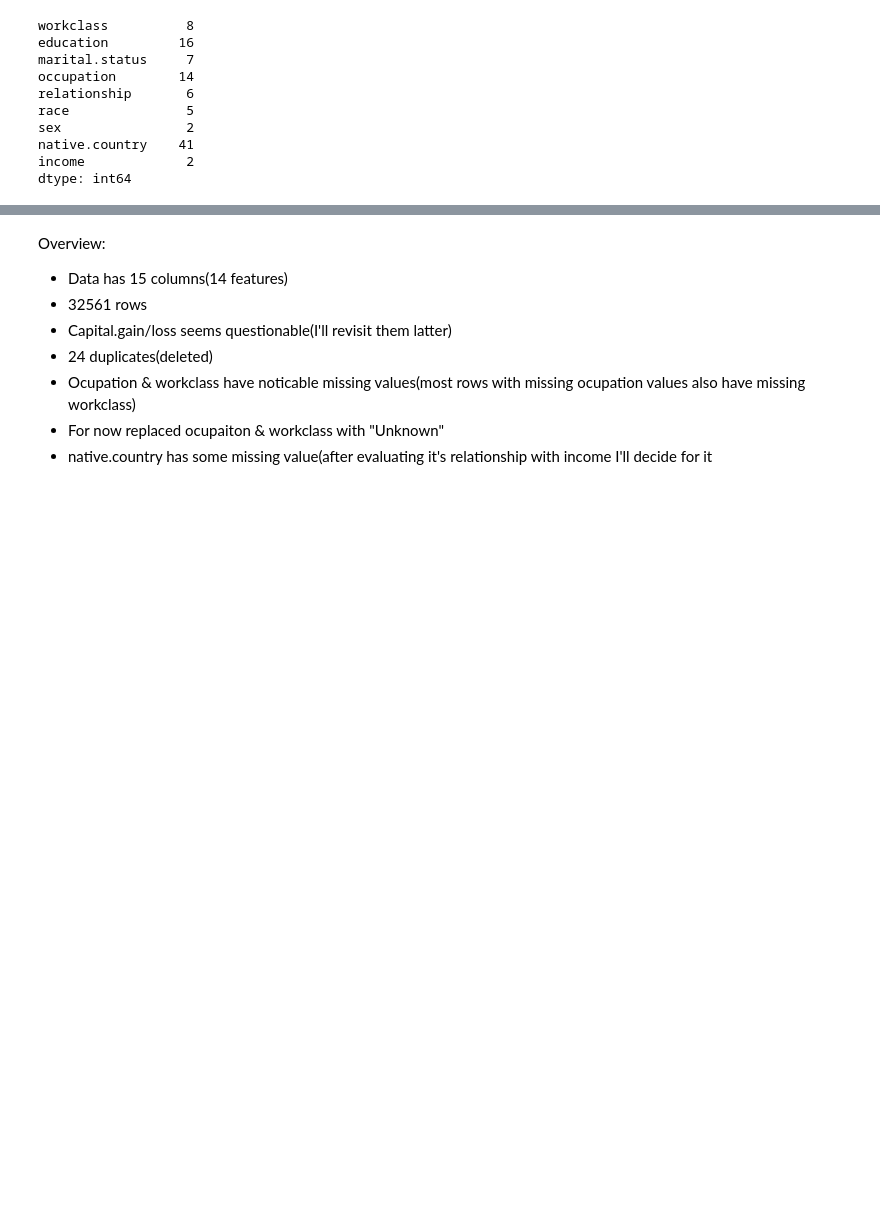
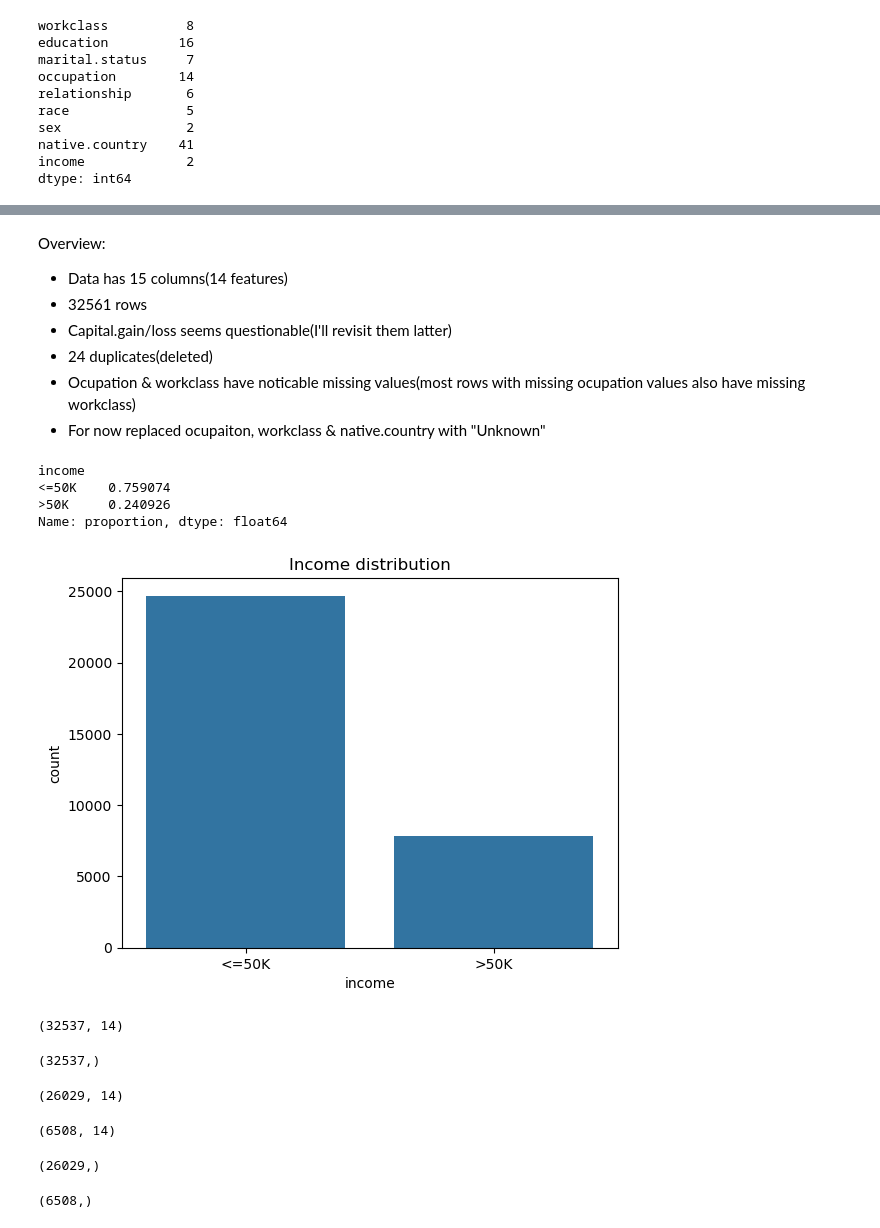
Before and after one commit to shukriaarifi/income_prediction, a Jupyter notebook: notebooks/income_prediction.ipynb, the cells around one changed output, grey strips where cells are left out. Drawn from its saved outputs; the diff is of its cells as text; code cells hidden in the pictures; blank space fills up the shorter version.

Commit message:
explored dataset and train-test split it.

```diff
--- a/notebooks/income_prediction.ipynb
+++ b/notebooks/income_prediction.ipynb
@@ -173,7 +173,7 @@ native.country    41
 income             2
 dtype: int64
 # %%
-data[["workclass", "occupation"]]=data[["workclass", "occupation"]].fillna("Unknown")
+data[["workclass", "occupation", "native.country"]]=data[["workclass", "occupation", "native.country"]].fillna("Unknown")
 # %%
 data.select_dtypes(include="object").nunique()
 # %% [output]
@@ -213,5 +213,11 @@ Overview:
 - Capital.gain/loss seems questionable(I'll revisit them latter)
 - 24 duplicates(deleted)
 - Ocupation & workclass have noticable missing values(most rows with missing ocupation values also have missing workclass)
-- For now replaced ocupaiton & workclass with "Unknown"
-- native.country has some missing value(after evaluating it's relationship with income I'll decide for it
+- For now replaced ocupaiton, workclass & native.country with "Unknown"
+# %%
+data["income"].value_counts(normalize=True)
+# %% [output]
+income
+<=50K    0.759074
+>50K     0.240926
+Name: proportion, dtype: float64
@@ -217,0 +227,6 @@ Overview:
+# %%
+sns.countplot(data=data, x="income")
+plt.title("Income distribution")
+plt.show()
+# %% [output]
+[figure, added]
@@ -217,0 +238,8 @@ Overview:
+# %%
+x.shape
+# %% [output]
+(32537, 14)
+# %%
+y.shape
+# %% [output]
+(32537,)
@@ -217,0 +250,16 @@ Overview:
+# %%
+x_train.shape
+# %% [output]
+(26029, 14)
+# %%
+x_test.shape
+# %% [output]
+(6508, 14)
+# %%
+y_train.shape
+# %% [output]
+(26029,)
+# %%
+y_test.shape
+# %% [output]
+(6508,)
```
Also changed, not shown: parts of 12 cells of this notebook.
